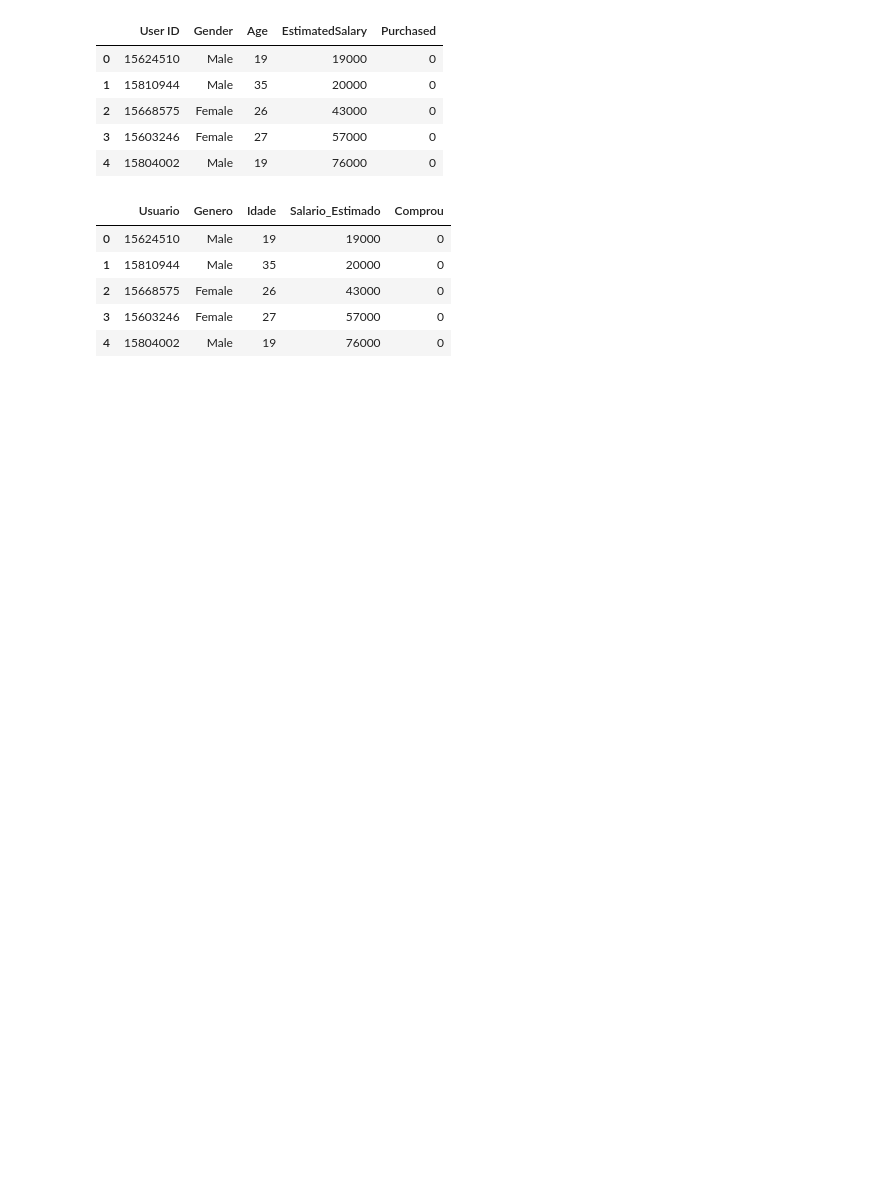
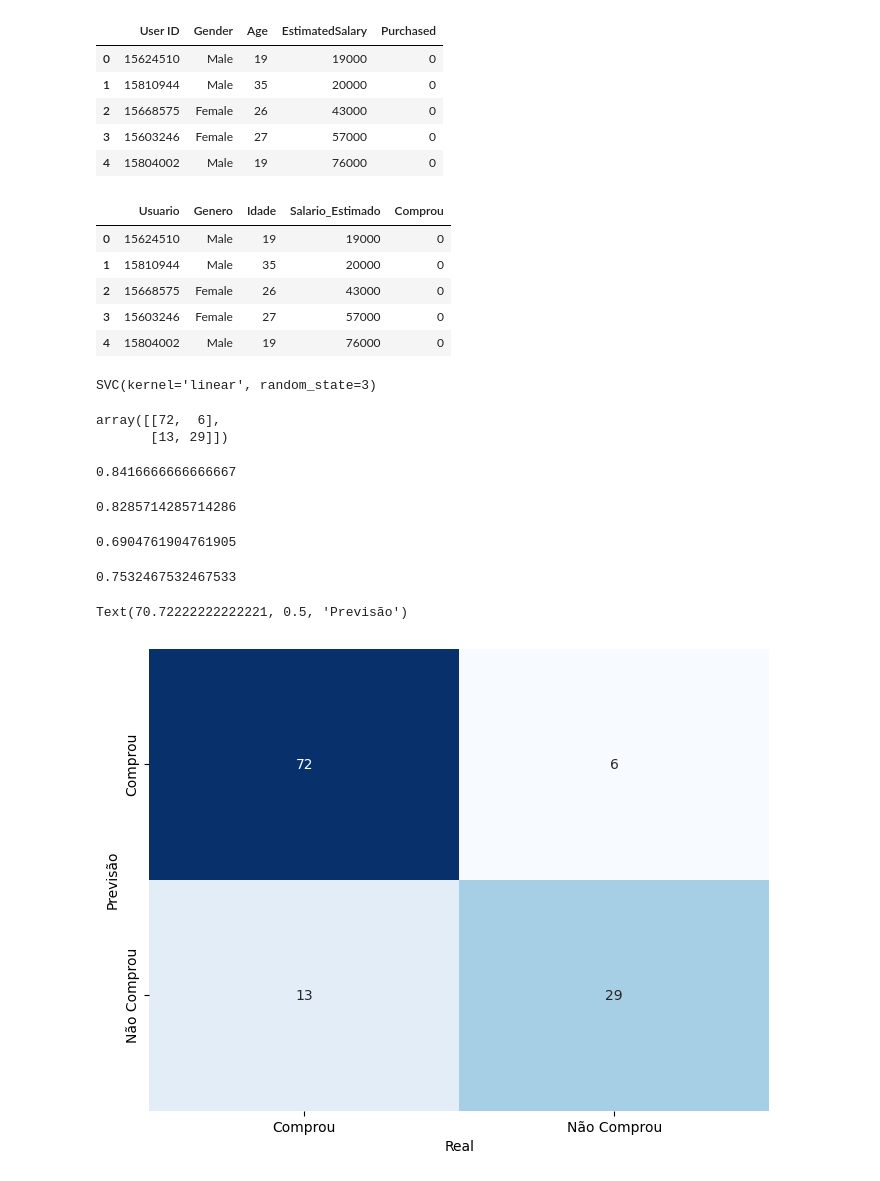
Before and after one commit to Willian-Walace/IABD-25-WILLIAN, a Jupyter notebook: AULA9/codigo.ipynb, the cells around one changed output. Cells and saved outputs as stored; diff of their text form; code cells hidden in the pictures; blank space fills up the shorter version.

```diff
--- a/AULA9/codigo.ipynb
+++ b/AULA9/codigo.ipynb
@@ -43,0 +47,8 @@ sc = StandardScaler()
+# %%
+algoritmo = SVC(kernel='linear', random_state=3)
+# %%
+algoritmo.fit(X_treino, Y_treino)
+# %% [output]
+SVC(kernel='linear', random_state=3)
+# %%
+y_pred = algoritmo.predict(X_teste)
@@ -43,0 +63,26 @@ sc = StandardScaler()
+# %%
+cm = confusion_matrix(Y_teste, y_pred)
+cm
+# %% [output]
+array([[72,  6],
+       [13, 29]])
+# %%
+acc = accuracy_score(Y_teste, y_pred)
+acc
+# %% [output]
+0.8416666666666667
+# %%
+prec = precision_score(Y_teste, y_pred)
+prec
+# %% [output]
+0.8285714285714286
+# %%
+recall = recall_score(Y_teste, y_pred)
+recall
+# %% [output]
+0.6904761904761905
+# %%
+f1score = f1_score(Y_teste, y_pred)
+f1score
+# %% [output]
+0.7532467532467533
@@ -43,0 +91,8 @@ sc = StandardScaler()
+# %%
+plt.figure(figsize=(8,6))
+sns.heatmap(cm, annot=True, fmt='d', cmap='Blues', cbar=False,xticklabels=['Comprou', 'Não Comprou'], yticklabels=['Comprou', 'Não Comprou'])
+plt.xlabel('Real')
+plt.ylabel('Previsão')
+# %% [output]
+Text(70.72222222222221, 0.5, 'Previsão')
+[figure, added]
```
Also changed, not shown: parts of 8 cells of this notebook.
